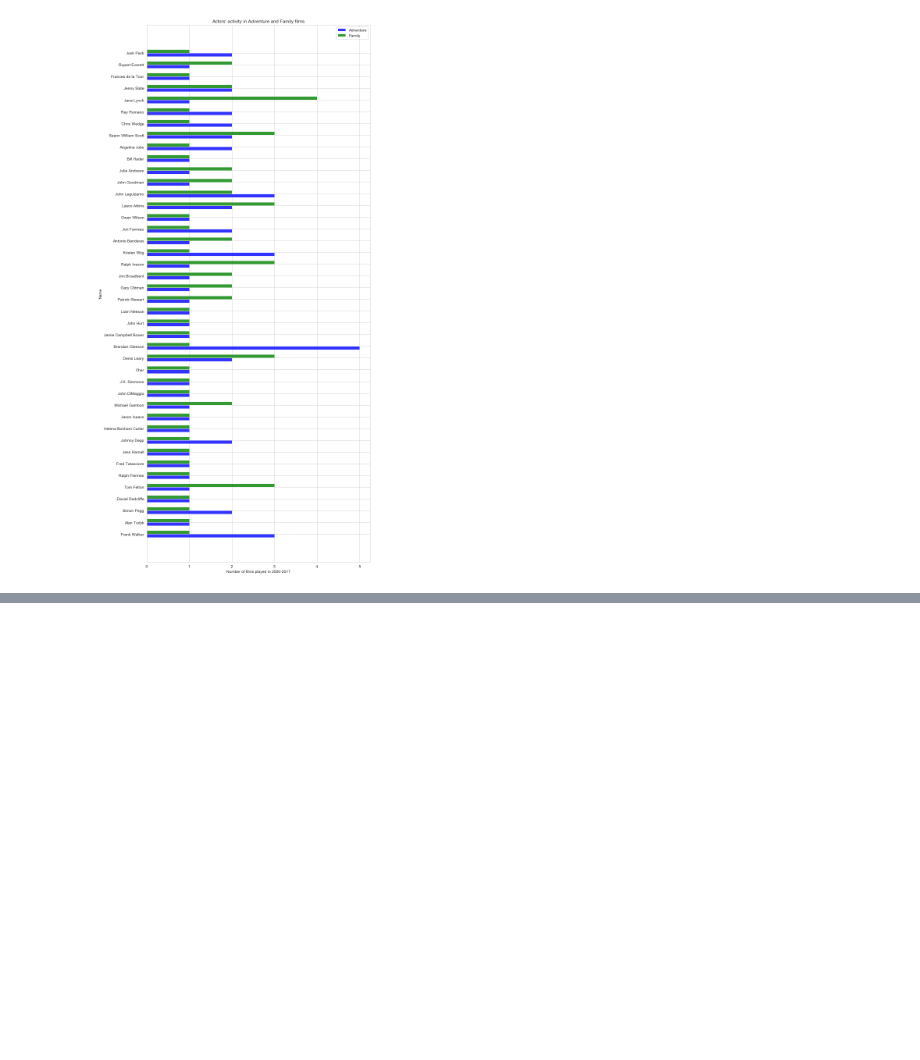
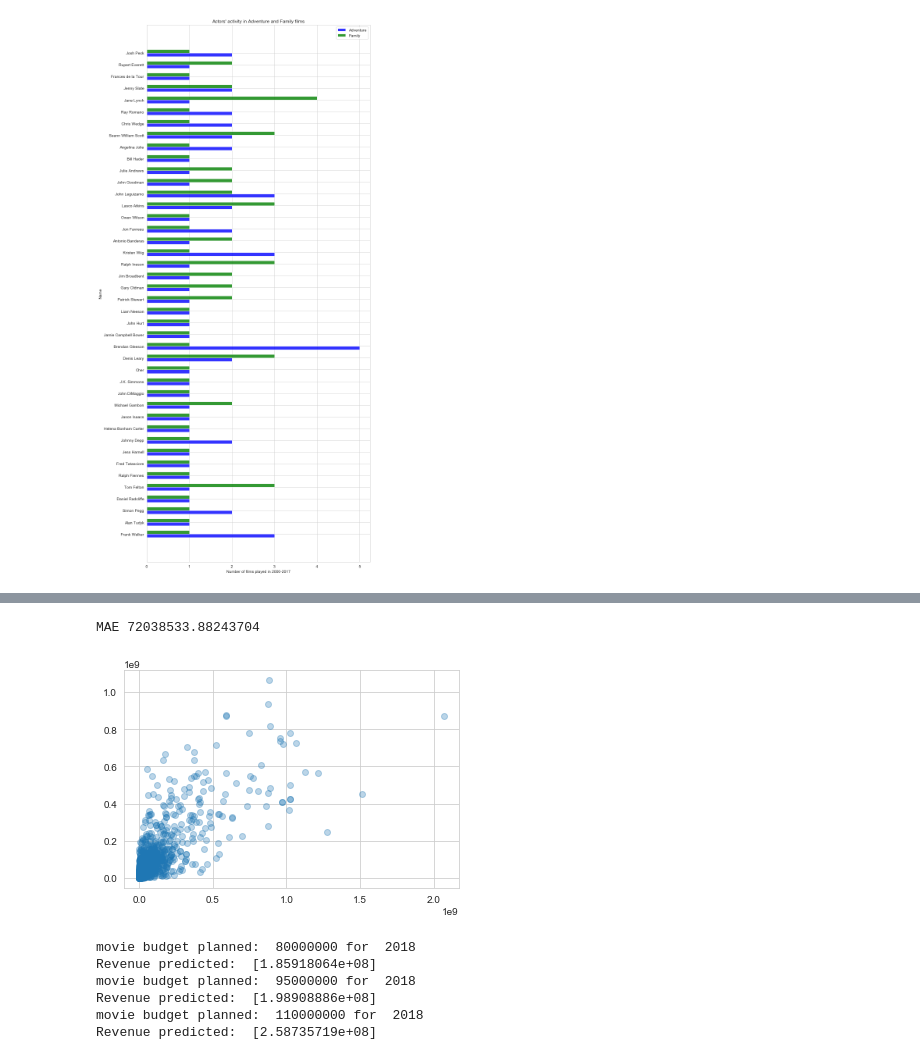
Before and after one commit to nastazya/Movies-analytics, a Jupyter notebook: EDA _part2.ipynb, the cells around one changed output, grey strips where cells are left out. Cells and saved outputs as stored; diff of their text form; code cells hidden in the pictures; blank space fills up the shorter version.

Commit message:
Prediction added

```diff
--- a/EDA _part2.ipynb
+++ b/EDA _part2.ipynb
@@ -267,7 +267,7 @@ plt.show()
 # %%
 # Show four most popular genres after 2000 with the budget between 70M and 10M
 df_time = df[(df['year']>=2010)&(df['budget']>=80000000)&(df['budget']<=110000000)]
-print(df.shape)
+print(df_time.shape)
 #---------------------------------------------------------------------------------
 # Function that takes dataframe and returns percentages of movie popularity and revenue in every genre
 def movie_genre(df):
@@ -328,18 +328,16 @@ a_count = np.delete(a_count, idx)
 #-------------------------------------------------------------------------------
 genres_all = movie_genre(df_time)
 print('2010-2017: ')
-#print(df_time)
 top_1=[]
 for i in range(5):
     top_1.append(genres_all[i][0])
-    print(genres_all[i][0], ': ', round(genres_all[i][1],2), '%; Ave profit: ', round(genres_all[i][3],2))
 
 
-#Creating list of lists of 10 most popular actors in each genre in top_1
+#Creating list of lists of the most popular actors in each genre in top_1
 index_extractor = lambda df, field, value: [idx for idx, entries in enumerate(df[field]) for item in entries if value in item['name']]
 actors = []
 for i, genre in enumerate(top_1):
-    df_temp = df.iloc[index_extractor(df, 'genres', genre),:]
+    df_temp = df_time.iloc[index_extractor(df_time, 'genres', genre),:]
     a_pop = []
     a_rev = []
     for actor in a_name:
@@ -356,4 +354,5 @@ for i, genre in enumerate(top_1):
 
 
 #-------------------------------------------------------------------------------
+print(df_time.shape)
 # %% [output]
@@ -472,0 +534,47 @@ plt.show()
+# %%
+# Evaluate the model using the Mean Absolute Error
+from sklearn.metrics import mean_absolute_error
+print('MAE', mean_absolute_error(y_test, y_pred))
+
+# plot the results
+plt.scatter(y_test, y_pred, alpha=0.3)
+plt.show()
+# %% [output]
+MAE 72038533.88243704
+[figure, added]
+# %%
+#model = LinearRegression()
+model = RandomForestRegressor()
+model.fit(X_train, y_train)
+
+
+
+budget_input = 80000000
+year_input = 2018
+values_test = [budget_input,year_input,0,1,0,0,0,0,0,1,0,0,0,0,0,0,0,0,0,0,0]
+X_test = pd.Series(values_test, index=range(len(values_test))).to_frame(0).T
+y_pred_1 = model.predict(X_test) - budget_input
+print('movie budget planned: ', budget_input, 'for ', year_input, '\nRevenue predicted: ', y_pred_1)
+
+budget_input = 95000000
+year_input = 2018
+values_test = [budget_input,year_input,0,1,0,0,0,0,0,1,0,0,0,0,0,0,0,0,0,0,0]
+X_test = pd.Series(values_test, index=range(len(values_test))).to_frame(0).T
+y_pred_2 = model.predict(X_test) - budget_input
+print('movie budget planned: ', budget_input, 'for ', year_input, '\nRevenue predicted: ', y_pred_2)
+
+budget_input = 110000000
+year_input = 2018
+values_test = [budget_input,year_input,0,1,0,0,0,0,0,1,0,0,0,0,0,0,0,0,0,0,0]
+X_test = pd.Series(values_test, index=range(len(values_test))).to_frame(0).T
+y_pred_3 = model.predict(X_test) - budget_input
+print('movie budget planned: ', budget_input, 'for ', year_input, '\nRevenue predicted: ', y_pred_3)
+
+#print('movie budget planned: ', budget_input, 'for ', year_input, '\nRevenue predicted: ', y_pred, '\nProfit: ', y_pred-budget_input)
+# %% [output]
+movie budget planned:  80000000 for  2018
+Revenue predicted:  [1.85918064e+08]
+movie budget planned:  95000000 for  2018
+Revenue predicted:  [1.98908886e+08]
+movie budget planned:  110000000 for  2018
+Revenue predicted:  [2.58735719e+08]
```
Also changed, not shown: parts of 5 cells of this notebook.
